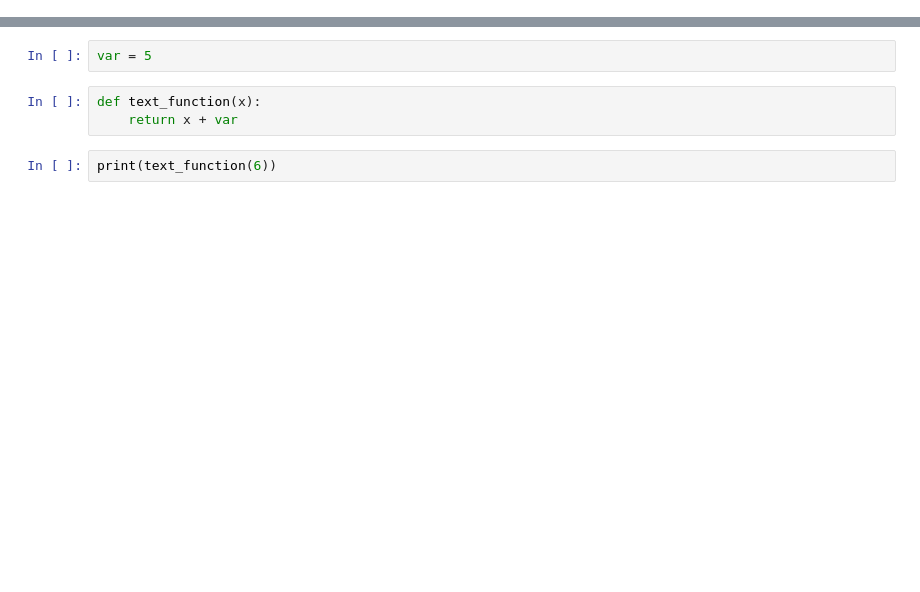
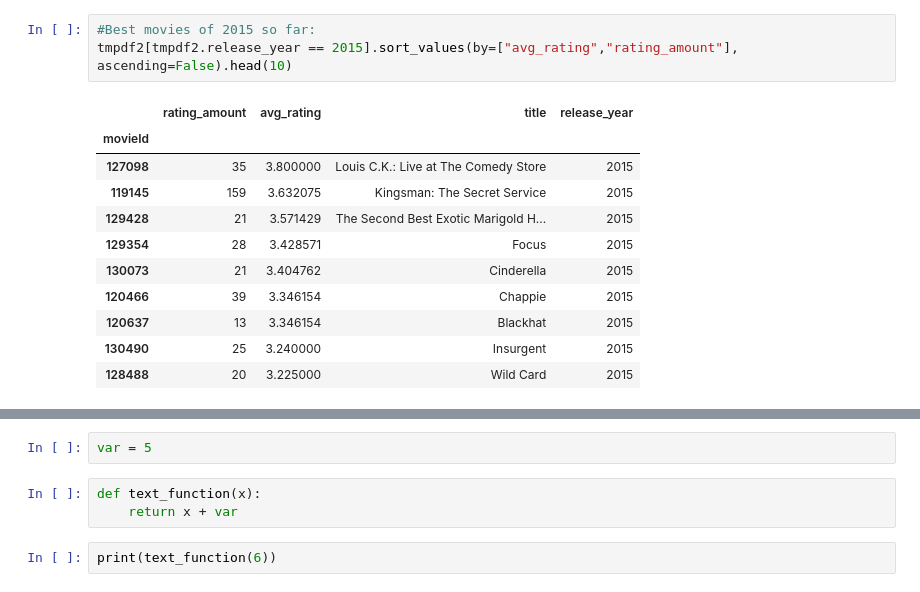
Before and after one commit to HamidSadEsf/movie_recommendation_ProjectCDS, a Jupyter notebook: colloborative_filtering_recommender.ipynb, the cells around one changed output, grey strips where cells are left out. Cells and saved outputs as stored; diff of their text form; blank space fills up the shorter version.

```diff
--- a/colloborative_filtering_recommender.ipynb
+++ b/colloborative_filtering_recommender.ipynb
@@ -11,0 +170,15 @@ from sklearn.cluster import KMeans
+# %%
+#Best movies of 2015 so far:
+tmpdf2[tmpdf2.release_year == 2015].sort_values(by=["avg_rating","rating_amount"], ascending=False).head(10)
+# %% [output]
+|  | rating_amount | avg_rating | title | release_year |
+| movieId |  |  |  |  |
+| 127098 | 35 | 3.800000 | Louis C.K.: Live at The Comedy Store | 2015 |
+| 119145 | 159 | 3.632075 | Kingsman: The Secret Service | 2015 |
+| 129428 | 21 | 3.571429 | The Second Best Exotic Marigold H... | 2015 |
+| 129354 | 28 | 3.428571 | Focus | 2015 |
+| 130073 | 21 | 3.404762 | Cinderella | 2015 |
+| 120466 | 39 | 3.346154 | Chappie | 2015 |
+| 120637 | 13 | 3.346154 | Blackhat | 2015 |
+| 130490 | 25 | 3.240000 | Insurgent | 2015 |
+| 128488 | 20 | 3.225000 | Wild Card | 2015 |
```
Also changed, not shown: parts of 90 cells of this notebook, 2 other files.
